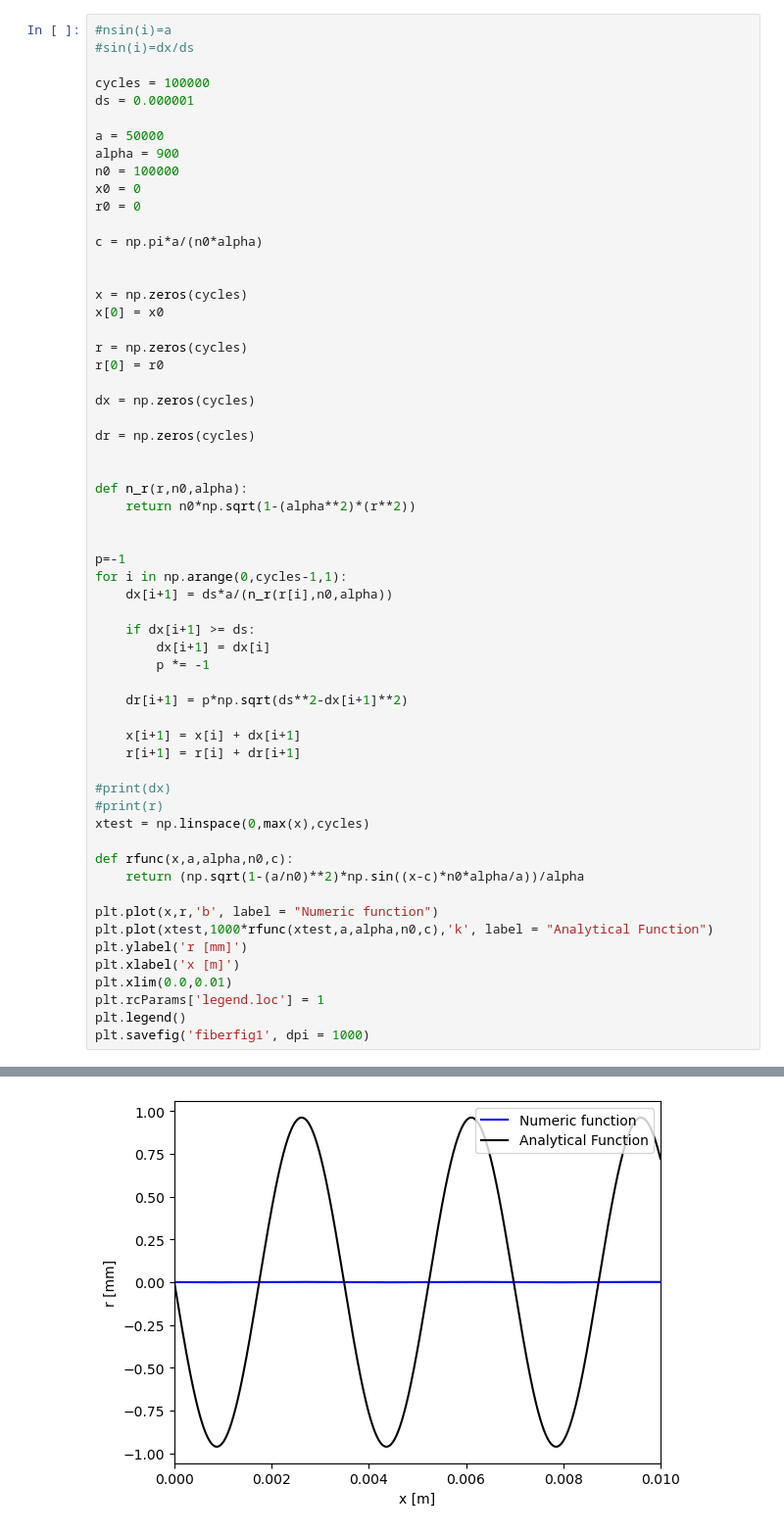
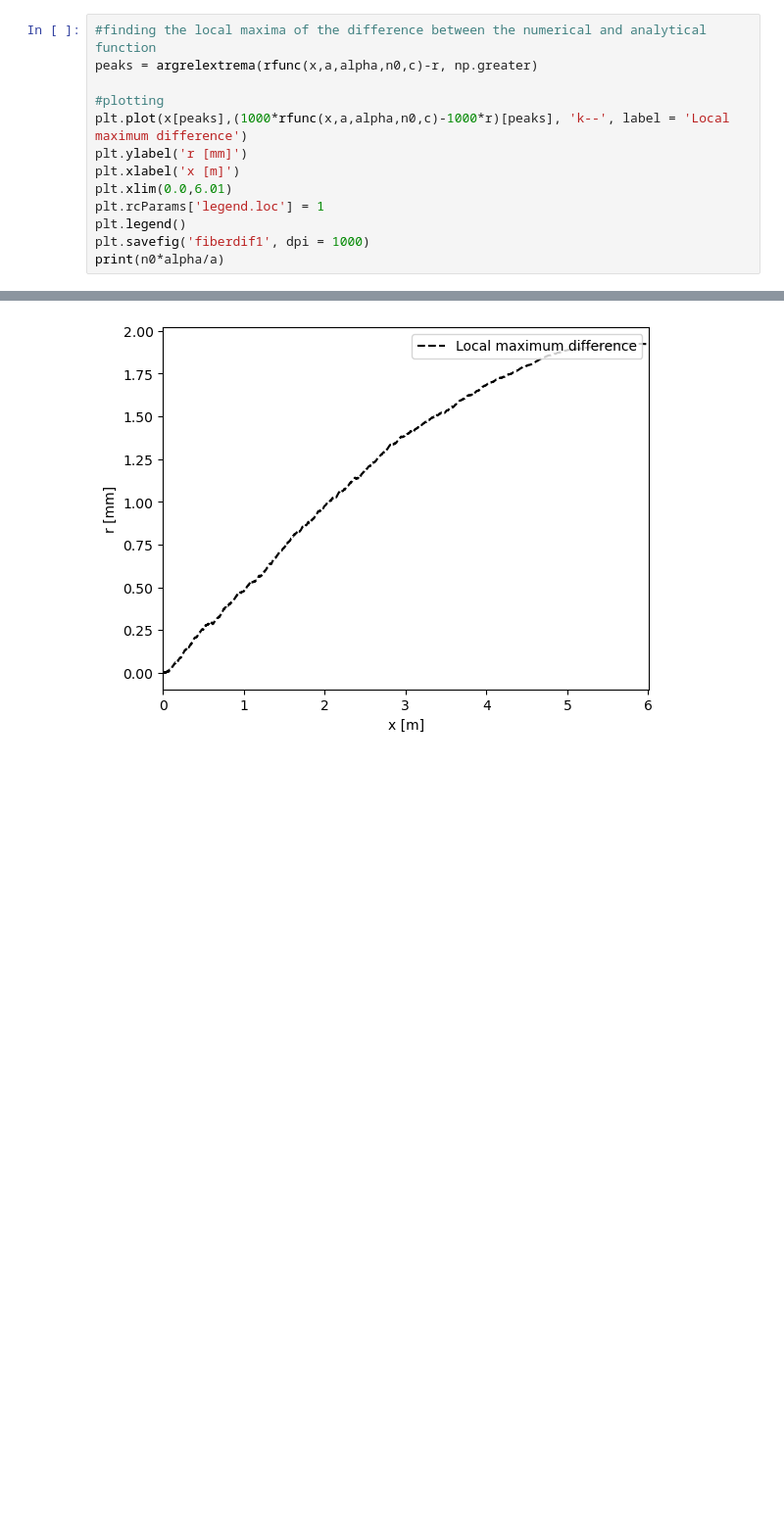
Before and after one commit to ezrahoeve10/Code-fibre-optic, a Jupyter notebook: Mirage.ipynb, the cells around one changed output, grey strips where cells are left out. Shown at 98% size. Drawn from its saved outputs; the diff is of its cells as text; blank space fills up the shorter version.

```diff
--- a/Mirage.ipynb
+++ b/Mirage.ipynb
@@ -118,60 +147,14 @@ plt.savefig('fiberfig2', dpi = 1000)
 # %%
-#nsin(i)=a
-#sin(i)=dx/ds
+#finding the local maxima of the difference between the numerical and analytical function
+peaks = argrelextrema(rfunc(x,a,alpha,n0,c)-r, np.greater)
 
-cycles = 100000
-ds = 0.000001
-
-a = 50000
-alpha = 900
-n0 = 100000
-x0 = 0
-r0 = 0
-
-c = np.pi*a/(n0*alpha)
-
-
-x = np.zeros(cycles)
-x[0] = x0
-
-r = np.zeros(cycles)
-r[0] = r0
-
-dx = np.zeros(cycles)
-
-dr = np.zeros(cycles)
-
-
-def n_r(r,n0,alpha):
-    return n0*np.sqrt(1-(alpha**2)*(r**2))
-
-
-p=-1
-for i in np.arange(0,cycles-1,1):
-    dx[i+1] = ds*a/(n_r(r[i],n0,alpha))
-
-    if dx[i+1] >= ds:
-        dx[i+1] = dx[i]
-        p *= -1
-
-    dr[i+1] = p*np.sqrt(ds**2-dx[i+1]**2)
-
-    x[i+1] = x[i] + dx[i+1]
-    r[i+1] = r[i] + dr[i+1]
-
-#print(dx)
-#print(r)
-xtest = np.linspace(0,max(x),cycles)
-
-def rfunc(x,a,alpha,n0,c):
-    return (np.sqrt(1-(a/n0)**2)*np.sin((x-c)*n0*alpha/a))/alpha
-
-plt.plot(x,r,'b', label = "Numeric function")
-plt.plot(xtest,1000*rfunc(xtest,a,alpha,n0,c),'k', label = "Analytical Function")
+#plotting
+plt.plot(x[peaks],(1000*rfunc(x,a,alpha,n0,c)-1000*r)[peaks], 'k--', label = 'Local maximum difference')
 plt.ylabel('r [mm]')
 plt.xlabel('x [m]')
-plt.xlim(0.0,0.01)
+plt.xlim(0.0,6.01)
 plt.rcParams['legend.loc'] = 1
 plt.legend()
-plt.savefig('fiberfig1', dpi = 1000)
+plt.savefig('fiberdif1', dpi = 1000)
+print(n0*alpha/a)
 # %% [output]
@@ -178 +162 @@ plt.savefig('fiberfig1', dpi = 1000)
-[figure, old version]
+[figure, new version]
```
Also changed, not shown: parts of 7 cells of this notebook.
